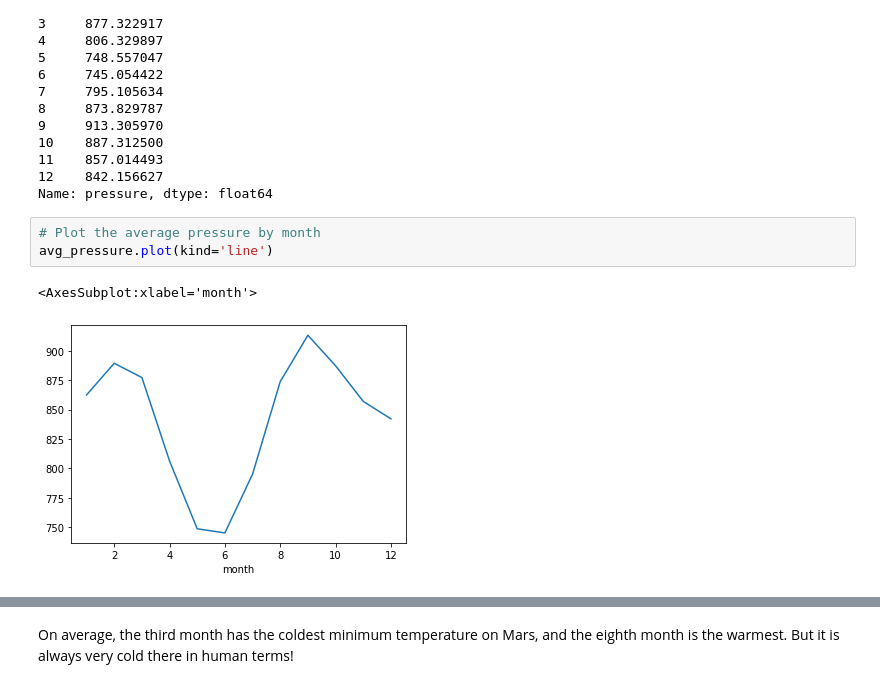
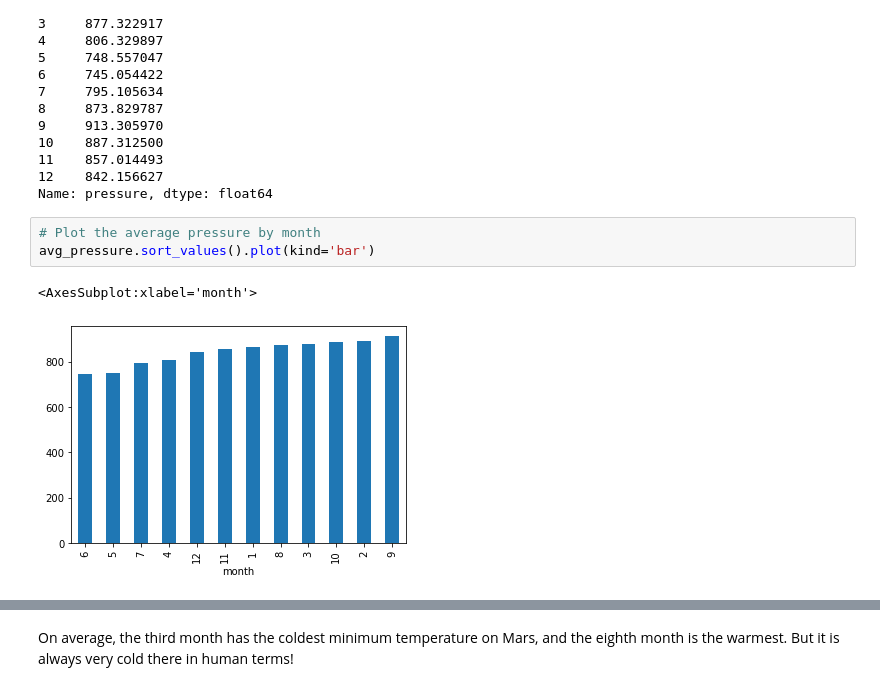
Before and after one commit to jstnkuo/Mars-Data-HTML-Scraping, a Jupyter notebook: part_2_mars_weather.ipynb, the cells around one changed output, grey strips where cells are left out. Saved outputs shown, nothing was run; the diff lists cells and outputs as text.

```diff
--- a/part_2_mars_weather.ipynb
+++ b/part_2_mars_weather.ipynb
@@ -181,9 +197,9 @@ month
 Name: pressure, dtype: float64
 # %%
 # Plot the average pressure by month
-avg_pressure.plot(kind='line')
+avg_pressure.sort_values().plot(kind='bar')
 # %% [output]
 <AxesSubplot:xlabel='month'>
-[figure, old version]
+[figure, new version]
 # %%
 # 5. How many terrestrial (earth) days are there in a Martian year?
```
Also changed, not shown: parts of 7 cells of this notebook, 2 other files.
